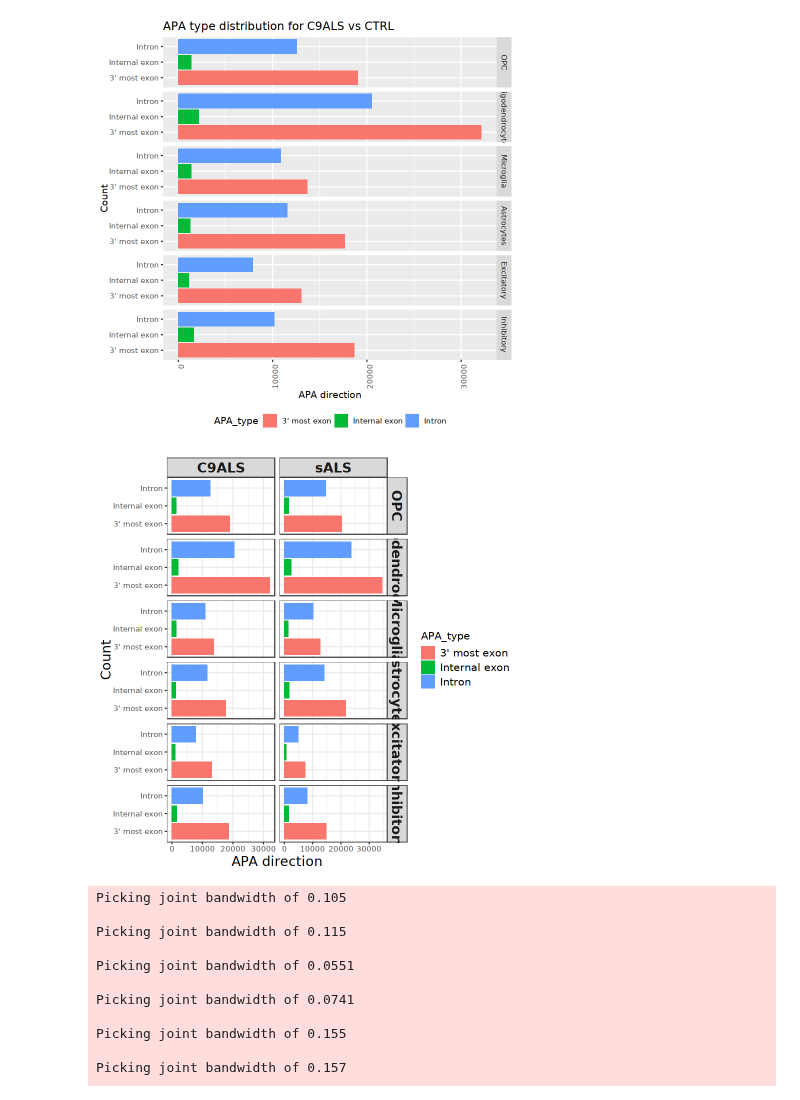
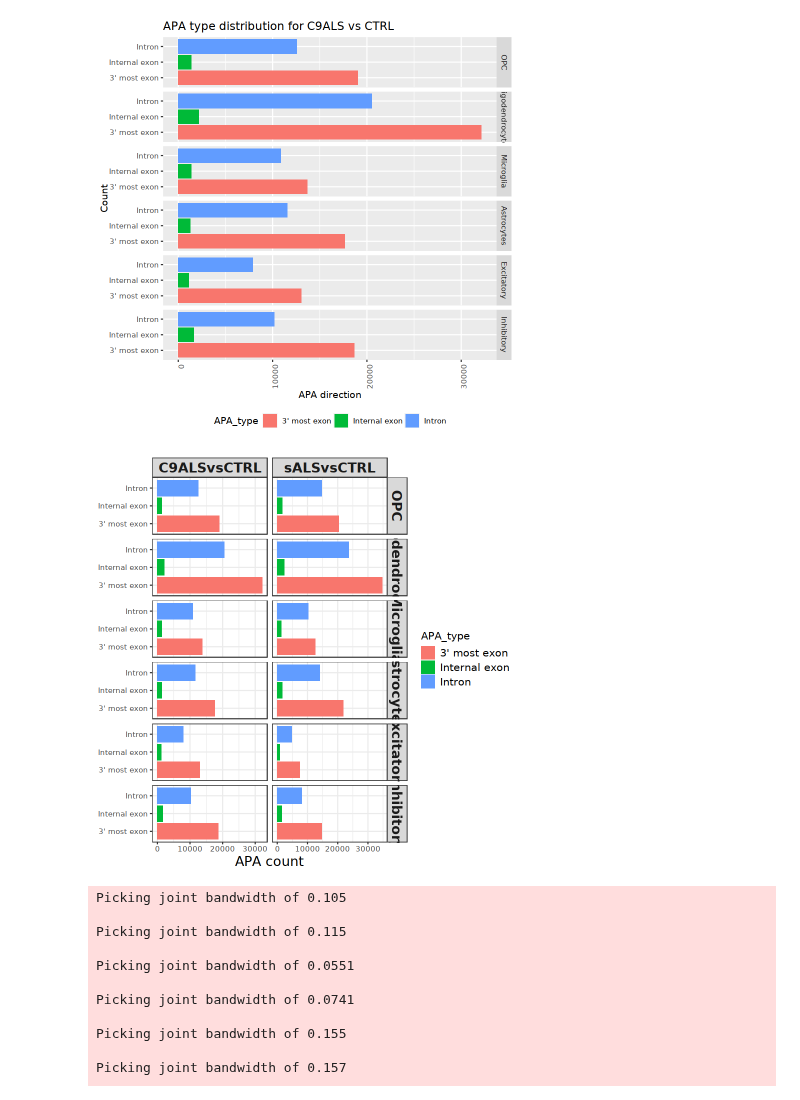
Before and after one commit to AidenSb/APA, a Jupyter notebook: For_DL_model/APA_plots.ipynb, the cells around one changed output. Drawn from its saved outputs; the diff is of its cells as text; code cells hidden in the pictures.

```diff
--- a/For_DL_model/APA_plots.ipynb
+++ b/For_DL_model/APA_plots.ipynb
@@ -240,33 +240,33 @@ c9df %>%  filter(APA_type %in% c("3' most exon", 'Internal exon', "Intron")) %>%
 # %% [output]
 [figure]
 # %%
-c9df$condition <- 'C9ALS'
-salsdf$condition <- 'sALS'
+c9df$condition <- 'C9ALSvsCTRL'
+salsdf$condition <- 'sALSvsCTRL'
 
 combined_df <- rbind(c9df, salsdf)
 
 combined_df <- combined_df %>% mutate(celltype = fct_relevel(celltype, c("OPC", "Oligodendrocytes", "Microglia", "Astrocytes", "Excitatory", "Inhibitory")))
 
 combined_df %>% filter(APA_type %in% c("3' most exon", 'Internal exon', "Intron")) %>%
   ggplot(aes(y = APA_type, fill = APA_type)) +
   geom_bar() +
   facet_grid(celltype  ~ condition , scales = "free") +
   theme(axis.text.x = element_text(angle = 90, hjust = 1)) +
-  labs(x = 'APA direction', y = 'Count', title = NULL) +
+  labs(x = 'APA count', y = NULL, title = NULL) +
   theme(legend.position = "bottom") +
    theme_bw() +
   theme(
     plot.title = element_text(size = 20, face = "bold", hjust = 0.5),
     axis.title.x = element_text(size = 16),
     axis.title.y = element_text(size = 16),
     strip.text = element_text(size = 16, face = "bold"),
     legend.title = element_text(size = 12),
     legend.text = element_text(size = 12)
   )
 # save in A4 size
 ggsave("/data1/APA/Paul_ALS_Data/bams_in/subscelltype_bamfiles/Mapper_outs/results/plots/APA_type_barplots_2.pdf", width = 8, height = 11, dpi = 300)
 # %% [output]
-[figure, old version]
+[figure, new version]
 # %%
 combined_df %>%
   ggplot(aes(x = APA_LFC, y = celltype, fill = 0.5 - abs(0.5 - stat(ecdf)))) +
```
Also changed, not shown: 5 other files.
